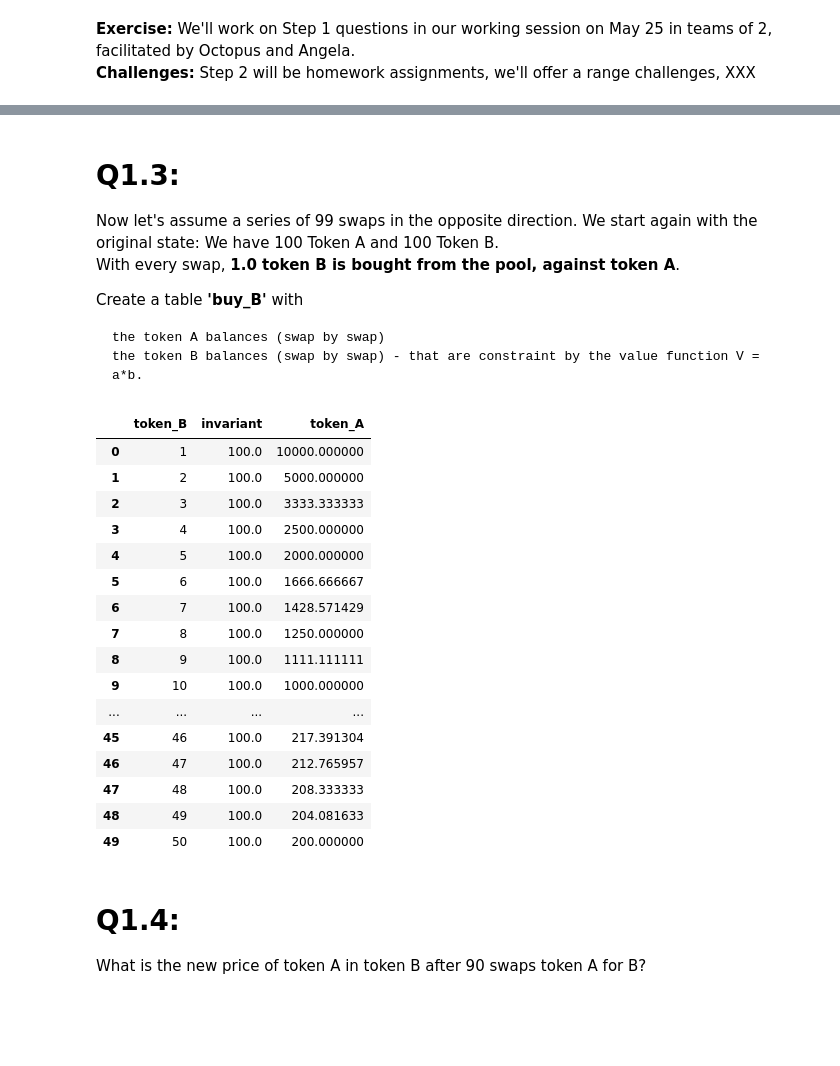
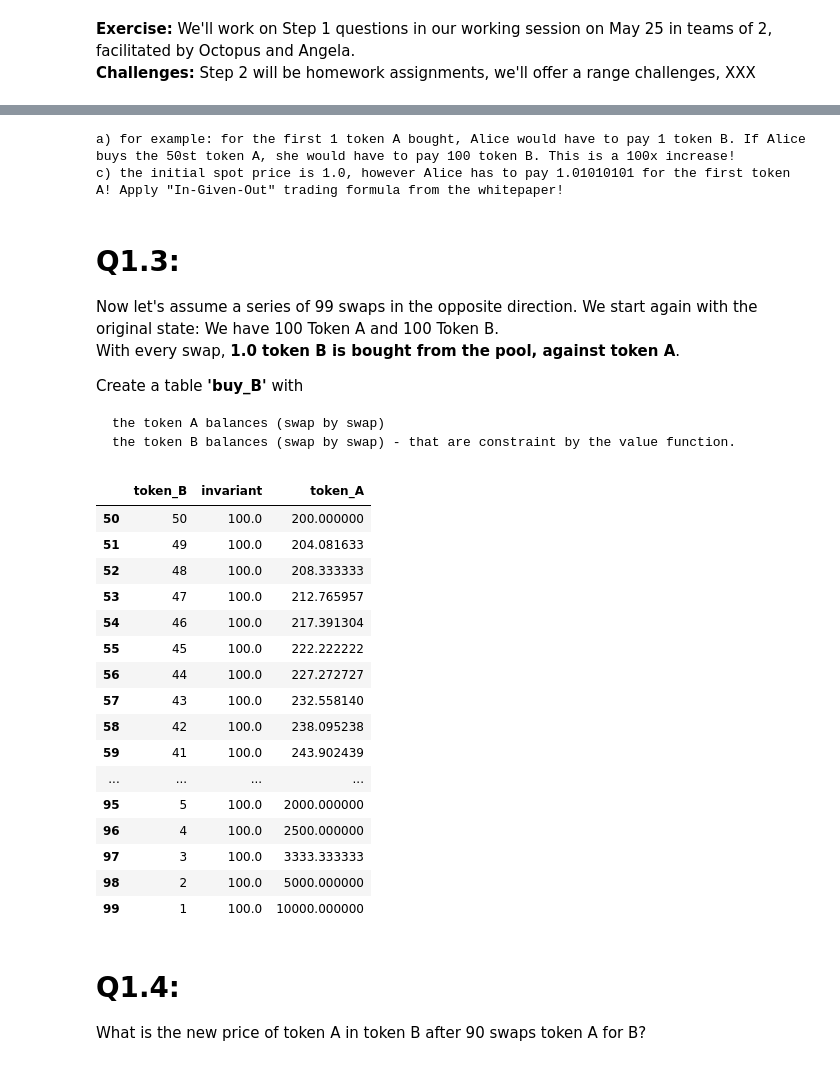
Before and after one commit to TokenEngineeringCommunity/BalancerPools_Model, a Jupyter notebook: Math Challenge-Exercise-inclSol-Angela.ipynb, the cells around one changed output, grey strips where cells are left out. Cells and saved outputs as stored; diff of their text form; code cells hidden in the pictures; blank space fills up the shorter version.

```diff
--- a/Math Challenge-Exercise-inclSol-Angela.ipynb
+++ b/Math Challenge-Exercise-inclSol-Angela.ipynb
@@ -79,3 +83,10 @@ buy_A.tail(50)
+# %%
+print('b) for example: for the first 1 token A bought, Alice would have to pay 1 token B. If Alice buys 50 token A, she would have to pay 100 token B or 2 tokens B for 1 token A. This is a 100% price increase!')
+print('b) for example: for the first 1 token A bought, Alice would have to pay 1 token B. For the 50st token A, she would have to pay 4.081633 (204.081633-200) token B. This is a 400% increase!')
+print('c) the initial spot price is 1.0, however Alice has to pay 1.01010101 for the first token A! Apply "In-Given-Out" trading formula from the whitepaper!')
+# %% [output]
+a) for example: for the first 1 token A bought, Alice would have to pay 1 token B. If Alice buys the 50st token A, she would have to pay 100 token B. This is a 100x increase!
+c) the initial spot price is 1.0, however Alice has to pay 1.01010101 for the first token A! Apply "In-Given-Out" trading formula from the whitepaper!
 # %% [markdown]
 # Q1.3:
 
@@ -85,38 +96,37 @@ With every swap, **1.0 token B is bought from the pool, against token A**.
 Create a table **'buy_B'** with
 
     the token A balances (swap by swap)
-    the token B balances (swap by swap) - that are constraint by the value function V = a*b.
+    the token B balances (swap by swap) - that are constraint by the value function.
 # %%
 #Buy B
 
-b_vals = pd.Series(range(1,101))
+b_vals = pd.Series(range(100,0,-1))
 #create dataframe with based on b_vals
 buy_B = pd.DataFrame(b_vals, columns=['token_B'])
 buy_B['invariant'] = inv #value required to calculate token B value
 
 #create values for plot, add a_balances according to current invariant
-buy_B['token_A'] = (buy_B.invariant/(buy_B.token_B**b_weight))**(1/a_weight)# calculate corresponding y_vals according to invariant
+buy_B['token_A'] = (buy_B.invariant/(buy_B.token_B**b_weight))**(1/a_weight)# calculate corresponding token A value according to invariant
 
-buy_B.head(50)
-#print('for the first token A bought, the price in token B is only 50% of the 50st token A bought.')
+buy_B.tail(50)
 # %% [output]
 |  | token_B | invariant | token_A |
-| 0 | 1 | 100.0 | 10000.000000 |
-| 1 | 2 | 100.0 | 5000.000000 |
-| 2 | 3 | 100.0 | 3333.333333 |
-| 3 | 4 | 100.0 | 2500.000000 |
-| 4 | 5 | 100.0 | 2000.000000 |
-| 5 | 6 | 100.0 | 1666.666667 |
-| 6 | 7 | 100.0 | 1428.571429 |
-| 7 | 8 | 100.0 | 1250.000000 |
-| 8 | 9 | 100.0 | 1111.111111 |
-| 9 | 10 | 100.0 | 1000.000000 |
+| 50 | 50 | 100.0 | 200.000000 |
+| 51 | 49 | 100.0 | 204.081633 |
+| 52 | 48 | 100.0 | 208.333333 |
+| 53 | 47 | 100.0 | 212.765957 |
+| 54 | 46 | 100.0 | 217.391304 |
+| 55 | 45 | 100.0 | 222.222222 |
+| 56 | 44 | 100.0 | 227.272727 |
+| 57 | 43 | 100.0 | 232.558140 |
+| 58 | 42 | 100.0 | 238.095238 |
+| 59 | 41 | 100.0 | 243.902439 |
 | ... | ... | ... | ... |
-| 45 | 46 | 100.0 | 217.391304 |
-| 46 | 47 | 100.0 | 212.765957 |
-| 47 | 48 | 100.0 | 208.333333 |
-| 48 | 49 | 100.0 | 204.081633 |
-| 49 | 50 | 100.0 | 200.000000 |
+| 95 | 5 | 100.0 | 2000.000000 |
+| 96 | 4 | 100.0 | 2500.000000 |
+| 97 | 3 | 100.0 | 3333.333333 |
+| 98 | 2 | 100.0 | 5000.000000 |
+| 99 | 1 | 100.0 | 10000.000000 |
 # %% [markdown]
 # Q1.4:
 What is the new price of token A in token B after 90 swaps token A for B?
```
Also changed, not shown: parts of 24 cells of this notebook, 1 other file.
